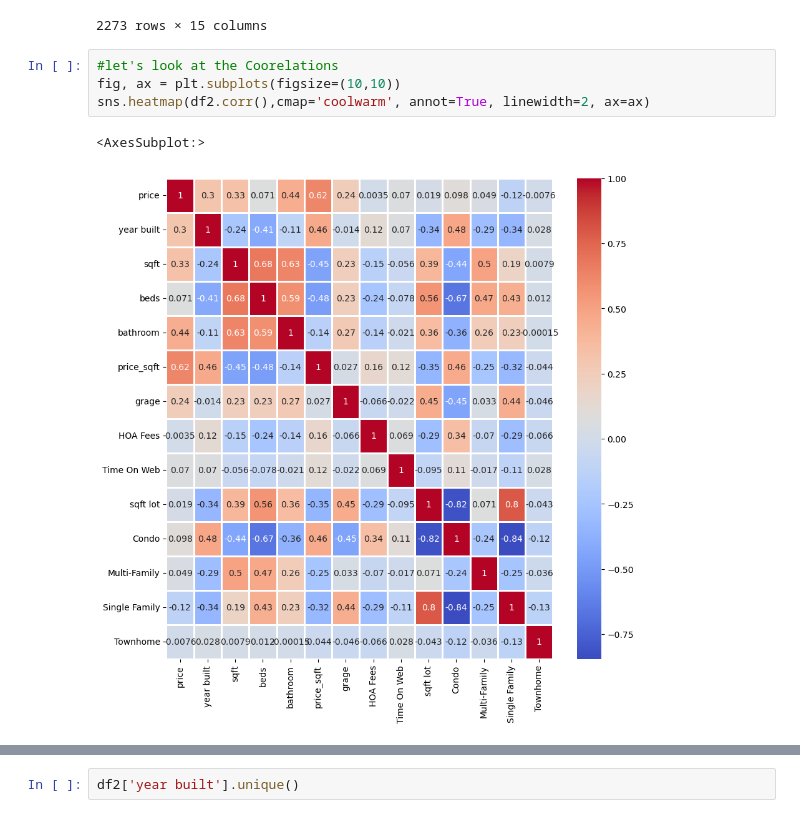
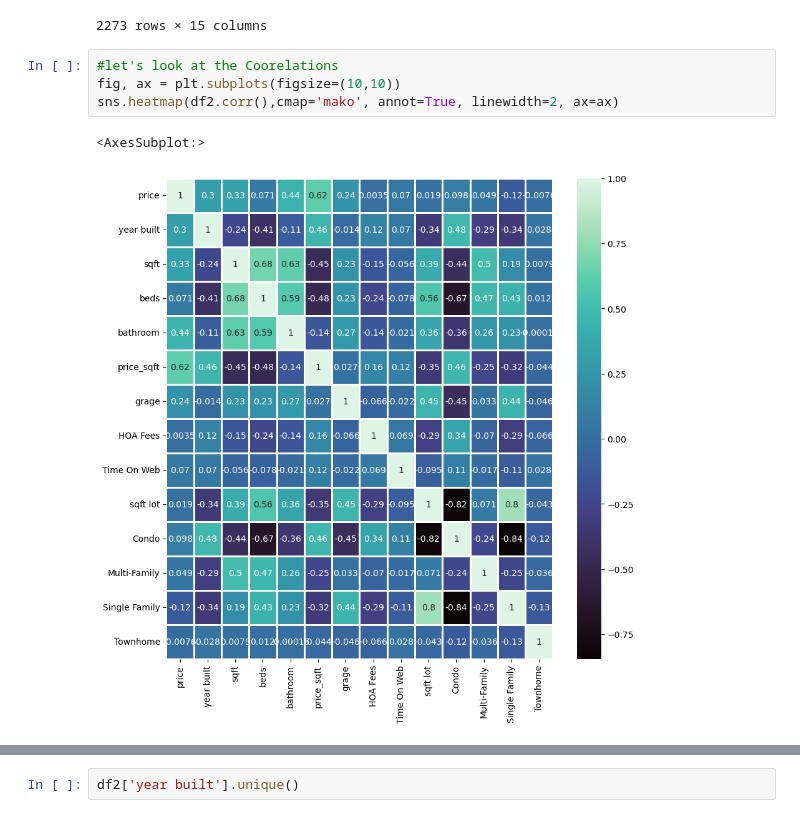
Before and after one commit to yakir0391/Apartments-Predict, a Jupyter notebook: EDA.ipynb, the cells around one changed output, grey strips where cells are left out. Drawn from its saved outputs; the diff is of its cells as text.

```diff
--- a/EDA.ipynb
+++ b/EDA.ipynb
@@ -31,8 +31,8 @@ df2
 # %%
 #let's look at the Coorelations
 fig, ax = plt.subplots(figsize=(10,10))
-sns.heatmap(df2.corr(),cmap='coolwarm', annot=True, linewidth=2, ax=ax)
+sns.heatmap(df2.corr(),cmap='mako', annot=True, linewidth=2, ax=ax)
 # %% [output]
 <AxesSubplot:>
-[figure, old version]
+[figure, new version]
 # %%
```
Also changed, not shown: parts of 6 cells of this notebook.
